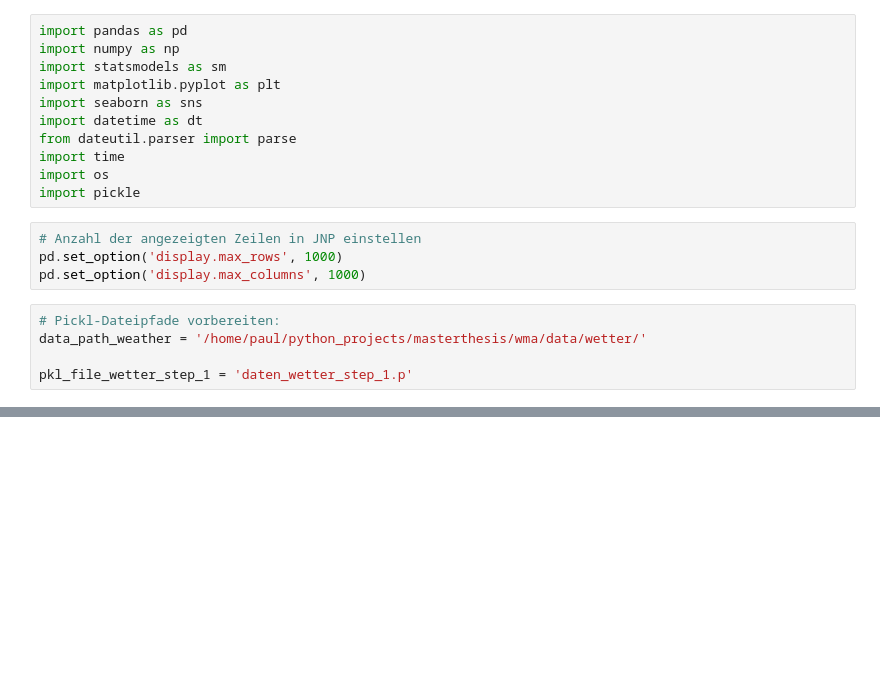
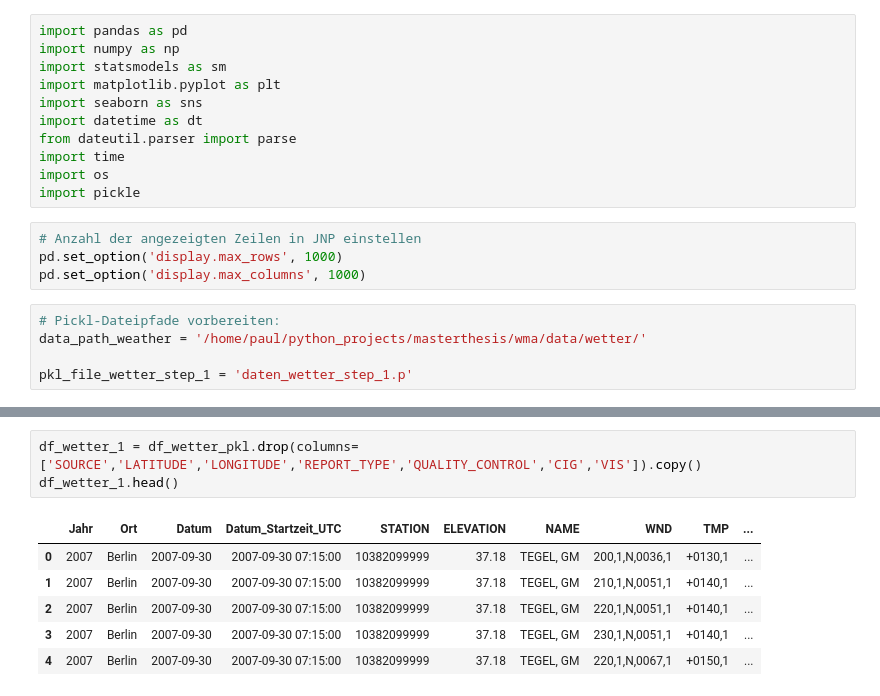
Before and after one commit to Wade-Sys/wma, a Jupyter notebook: Wetter/prepare_weather_data_step_2.ipynb, the cells around one changed output, grey strips where cells are left out. Drawn from its saved outputs; the diff is of its cells as text; blank space fills up the shorter version.

```diff
--- a/Wetter/prepare_weather_data_step_2.ipynb
+++ b/Wetter/prepare_weather_data_step_2.ipynb
@@ -29,3 +29,13 @@ df_wetter_1.head()
 | 2 | 2007 | Berlin | 2007-09-30 | 2007-09-30 07:15:00 | 10382099999 | 4 | 52.559686 | 13.287711 | 37.18 | ... |
 | 3 | 2007 | Berlin | 2007-09-30 | 2007-09-30 07:15:00 | 10382099999 | 4 | 52.559686 | 13.287711 | 37.18 | ... |
 | 4 | 2007 | Berlin | 2007-09-30 | 2007-09-30 07:15:00 | 10382099999 | 4 | 52.559686 | 13.287711 | 37.18 | ... |
+# %%
+df_wetter_1 = df_wetter_pkl.drop(columns=['SOURCE','LATITUDE','LONGITUDE','REPORT_TYPE','QUALITY_CONTROL','CIG','VIS']).copy()
+df_wetter_1.head()
+# %% [output]
+|  | Jahr | Ort | Datum | Datum_Startzeit_UTC | STATION | ELEVATION | NAME | WND | TMP | ... |
+| 0 | 2007 | Berlin | 2007-09-30 | 2007-09-30 07:15:00 | 10382099999 | 37.18 | TEGEL, GM | 200,1,N,0036,1 | +0130,1 | ... |
+| 1 | 2007 | Berlin | 2007-09-30 | 2007-09-30 07:15:00 | 10382099999 | 37.18 | TEGEL, GM | 210,1,N,0051,1 | +0140,1 | ... |
+| 2 | 2007 | Berlin | 2007-09-30 | 2007-09-30 07:15:00 | 10382099999 | 37.18 | TEGEL, GM | 220,1,N,0051,1 | +0140,1 | ... |
+| 3 | 2007 | Berlin | 2007-09-30 | 2007-09-30 07:15:00 | 10382099999 | 37.18 | TEGEL, GM | 230,1,N,0051,1 | +0140,1 | ... |
+| 4 | 2007 | Berlin | 2007-09-30 | 2007-09-30 07:15:00 | 10382099999 | 37.18 | TEGEL, GM | 220,1,N,0067,1 | +0150,1 | ... |
```
Also changed, not shown: parts of 19 cells of this notebook.
